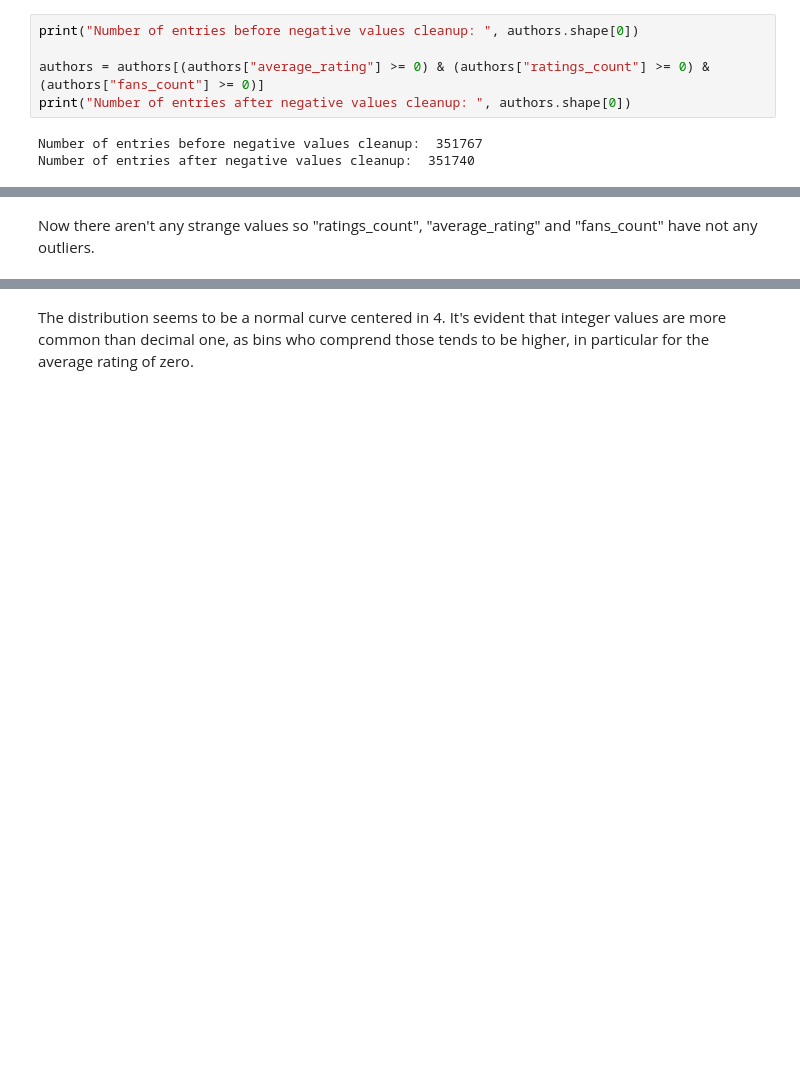
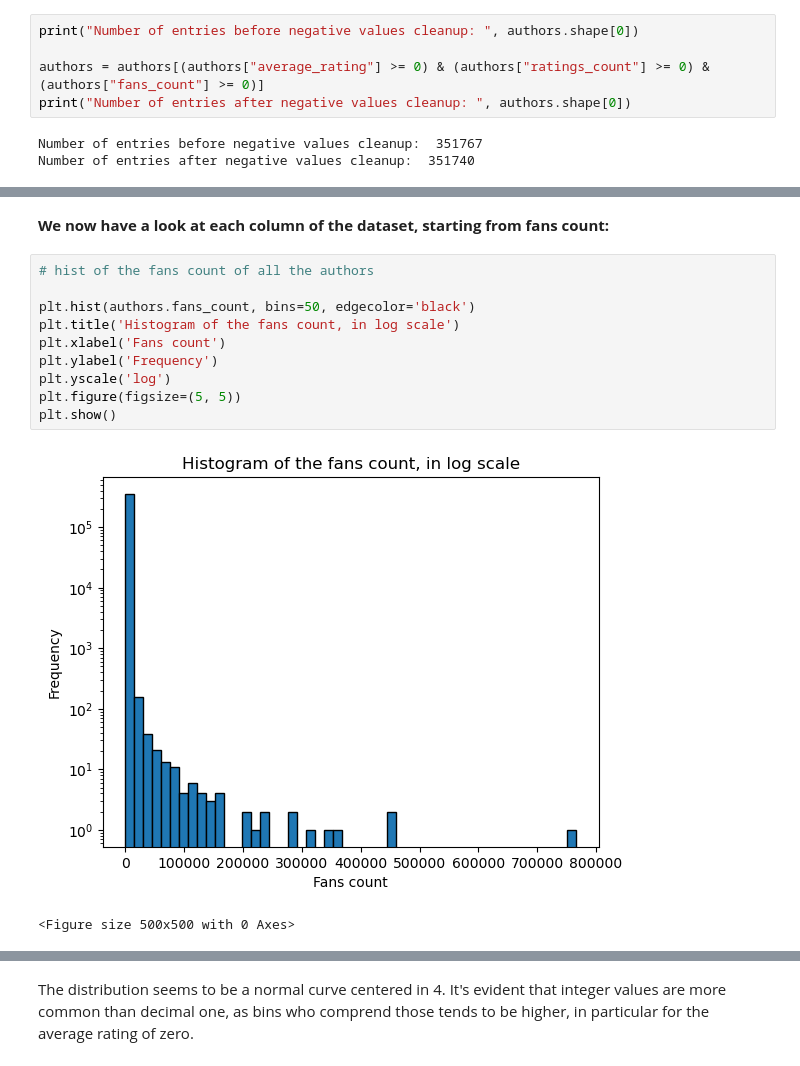
Before and after one commit to LorenzoPannacci/ADM-HW2, a Jupyter notebook: main.ipynb, the cells around one changed output, grey strips where cells are left out. Saved outputs shown, nothing was run; the diff lists cells and outputs as text; blank space fills up the shorter version.

```diff
--- a/main.ipynb
+++ b/main.ipynb
@@ -308,2 +308,15 @@ authors.describe()
-# %% [markdown]
-Now there aren't any strange values so "ratings_count", "average_rating" and "fans_count" have not any outliers.
+# %% [markdown]
+**We now have a look at each column of the dataset, starting from fans count:**
+# %%
+# hist of the fans count of all the authors
+
+plt.hist(authors.fans_count, bins=50, edgecolor='black')
+plt.title('Histogram of the fans count, in log scale')
+plt.xlabel('Fans count')
+plt.ylabel('Frequency')
+plt.yscale('log')
+plt.figure(figsize=(5, 5))
+plt.show()
+# %% [output]
+[figure, added]
+<Figure size 500x500 with 0 Axes>
```
Also changed, not shown: parts of 59 cells of this notebook, 1 other file.
